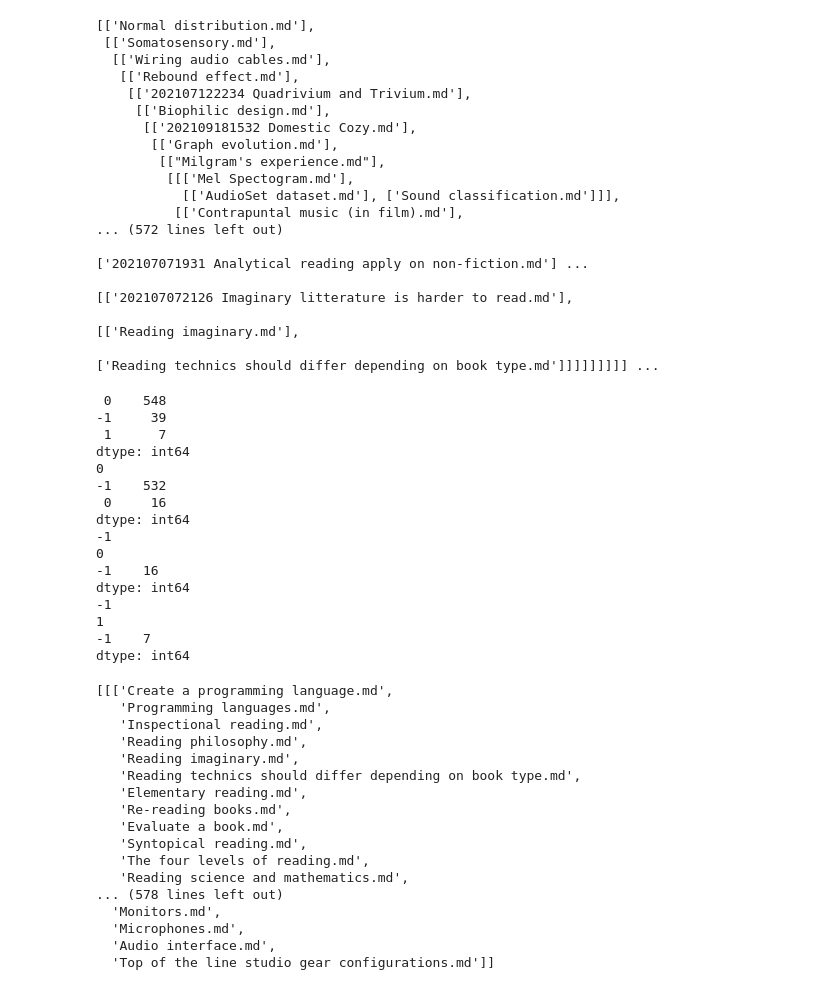
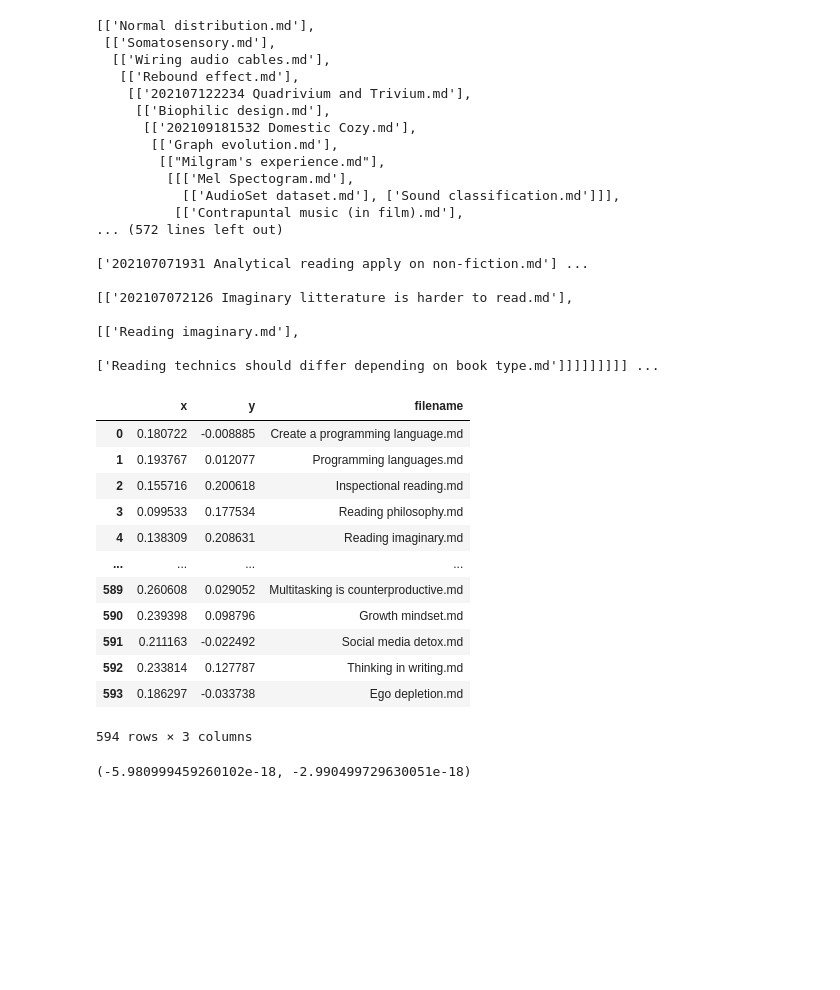
Before and after one commit to aidanbx/GraphGurusVault, a Jupyter notebook: src/Clustering.ipynb, the cells around one changed output. Cells and saved outputs as stored; diff of their text form; code cells hidden in the pictures; blank space fills up the shorter version.

Commit message:
Got all centroids for clusters

```diff
--- a/src/Clustering.ipynb
+++ b/src/Clustering.ipynb
@@ -148,36 +104,28 @@ def subcluster(data, thresh):
-# %%
-subcluster(vectors, .6)
-# %% [output]
- 0    548
--1     39
- 1      7
-dtype: int64
-0
--1    532
- 0     16
-dtype: int64
--1
-0
--1    16
-dtype: int64
--1
-1
--1    7
-dtype: int64
-[[['Create a programming language.md',
-   'Programming languages.md',
-   'Inspectional reading.md',
-   'Reading philosophy.md',
-   'Reading imaginary.md',
-   'Reading technics should differ depending on book type.md',
-   'Elementary reading.md',
-   'Re-reading books.md',
-   'Evaluate a book.md',
-   'Syntopical reading.md',
-   'The four levels of reading.md',
-   'Reading science and mathematics.md',
-... (578 lines left out)
-  'Monitors.md',
-  'Microphones.md',
-  'Audio interface.md',
-  'Top of the line studio gear configurations.md']]
+# %%
+df = pd.read_csv("reduced_embeddings_2d.csv")
+# %%
+df
+# %% [output]
+|  | x | y | filename |
+| 0 | 0.180722 | -0.008885 | Create a programming language.md |
+| 1 | 0.193767 | 0.012077 | Programming languages.md |
+| 2 | 0.155716 | 0.200618 | Inspectional reading.md |
+| 3 | 0.099533 | 0.177534 | Reading philosophy.md |
+| 4 | 0.138309 | 0.208631 | Reading imaginary.md |
+| ... | ... | ... | ... |
+| 589 | 0.260608 | 0.029052 | Multitasking is counterproductive.md |
+| 590 | 0.239398 | 0.098796 | Growth mindset.md |
+| 591 | 0.211163 | -0.022492 | Social media detox.md |
+| 592 | 0.233814 | 0.127787 | Thinking in writing.md |
+| 593 | 0.186297 | -0.033738 | Ego depletion.md |
+594 rows × 3 columns
+# %%
+files = my_node.files
+def get_centroid(files, df):
+    centroid = df.loc[df['filename'].isin(files)][["x", "y"]].mean()
+    centroid_x = centroid["x"]
+    centroid_y = centroid["y"]
+    return(centroid_x, centroid_y)
+get_centroid(files, df)
+# %% [output]
+(-5.980999459260102e-18, -2.990499729630051e-18)
```
Also changed, not shown: parts of 5 cells of this notebook.
